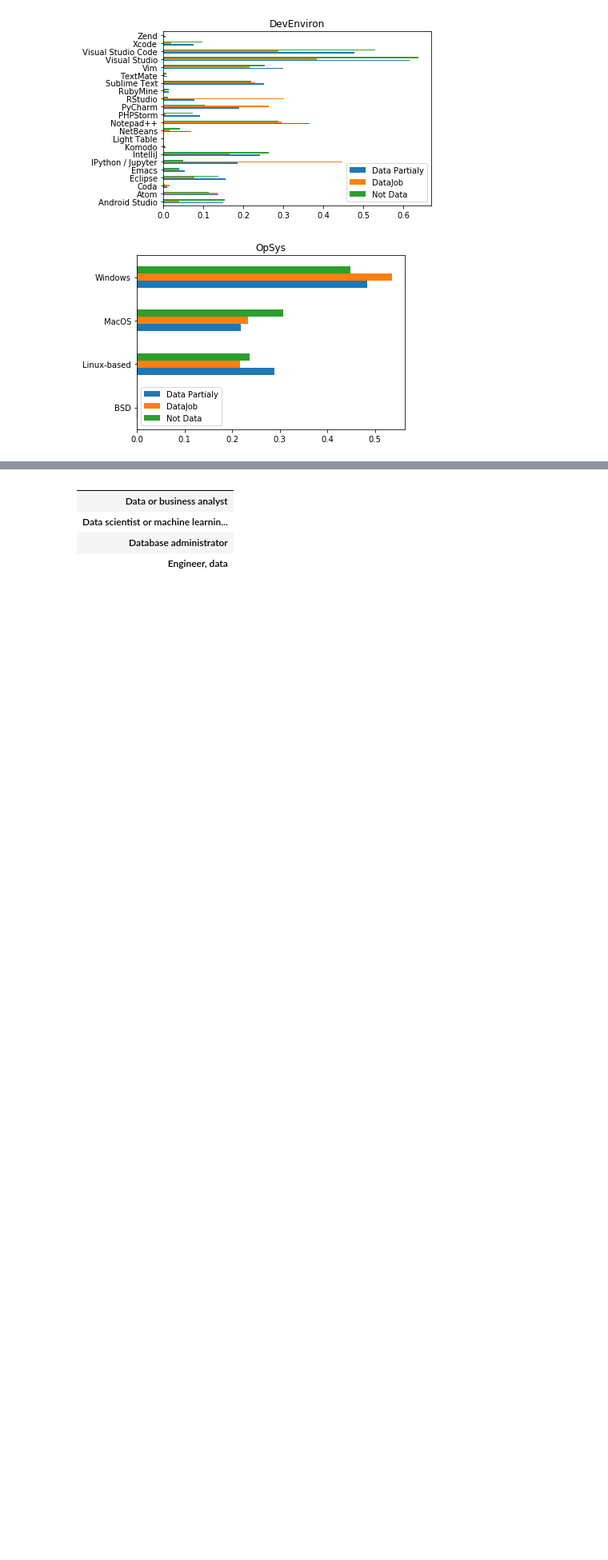
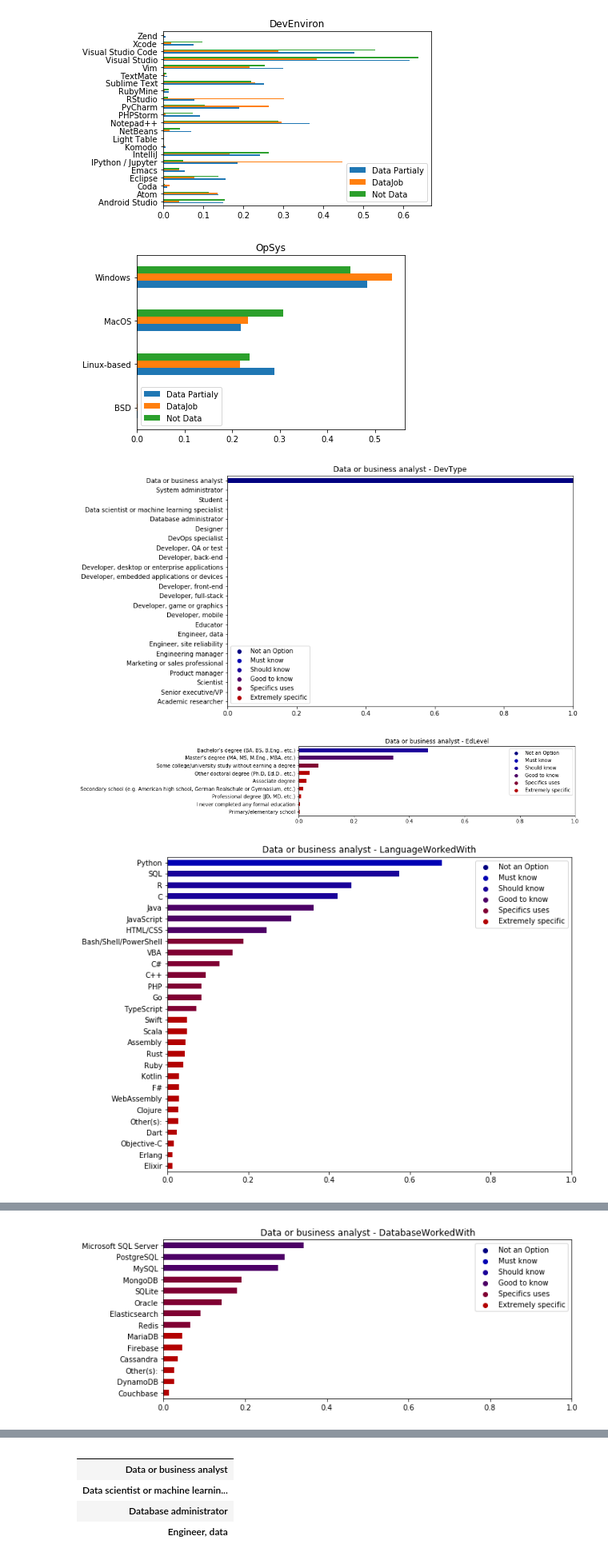
Before and after one commit to RenanVieiraDias/portfolio__data_science_articles, a Jupyter notebook: datasciencemedium.ipynb, the cells around one changed output, grey strips where cells are left out. Shown at 80% size. Cells and saved outputs as stored; diff of their text form; code cells hidden in the pictures; blank space fills up the shorter version.

Commit message:
rvd-start_of_article
First part of article with graphs

```diff
--- a/datasciencemedium.ipynb
+++ b/datasciencemedium.ipynb
@@ -257,3 +257,44 @@ for skill in columnsOptions:
 [figure]
 [figure]
 [figure]
+# %%
+def colourMap(proportion):
+    if proportion < 0.05:
+        return (0.7, 0.0, 0.0, 1)
+    elif proportion < 0.20:
+        return (0.5, 0.0, 0.2, 1)
+    elif proportion < 0.40:
+        return (0.3, 0.0, 0.4, 1)
+    elif proportion < 0.60:
+        return (0.1, 0.0, 0.6, 1)
+    elif proportion < 0.80:
+        return (0.0, 0.0, 0.7, 1)
+    else:
+        return (0.0, 0.0, 0.5, 1)
+    return 'error'
+# %%
+# .sort_values('Speed')
+for eachOutput in dataJobsOutputs:
+    groupedResults = df[df['datajobsCategoryMicro']==eachOutput].groupby(['datajobsCategoryMicro']).mean()
+    for skill in columnsOptions:
+            groupedSkill = groupedResults.reset_index()[columnsOptions[skill]].transpose().sort_values(0,ascending=True)
+            colour = groupedSkill[0].apply(colourMap)
+            ysize = groupedSkill.shape[0]/3.5
+            groupedSkill.plot.barh(figsize=(10,ysize), color=colour)
+            plt.title(eachOutput + ' - ' + skill)
+            plt.xlim((0,1))
+
+            legendPlot_100 = plt.scatter([-1], [-1], color=colourMap(0.90))
+            legendPlot_80l = plt.scatter([-1], [-1], color=colourMap(0.70))
+            legendPlot_60l = plt.scatter([-1], [-1], color=colourMap(0.50))
+            legendPlot_40l = plt.scatter([-1], [-1], color=colourMap(0.30))
+            legendPlot_20l = plt.scatter([-1], [-1], color=colourMap(0.10))
+            legendPlot_05l = plt.scatter([-1], [-1], color=colourMap(0.04))
+            plt.legend((legendPlot_100,legendPlot_80l,legendPlot_60l,legendPlot_40l,legendPlot_20l,legendPlot_05l),
+                       ('Not an Option','Must know','Should know','Good to know','Specifics uses','Extremely specific'))
+
+            plt.show()
+# %% [output]
+[figure, added]
+[figure, added]
+[figure, added]
@@ -259,0 +302 @@ for skill in columnsOptions:
+[figure, added]
```
Also changed, not shown: parts of 5 cells of this notebook.
